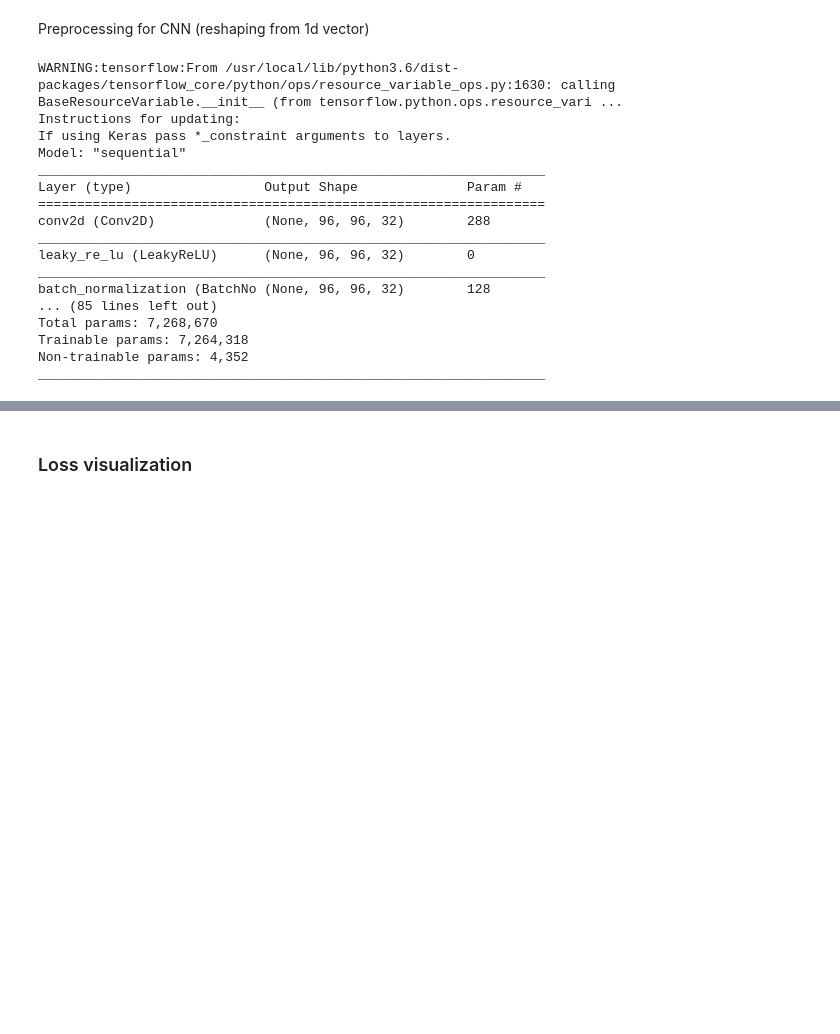
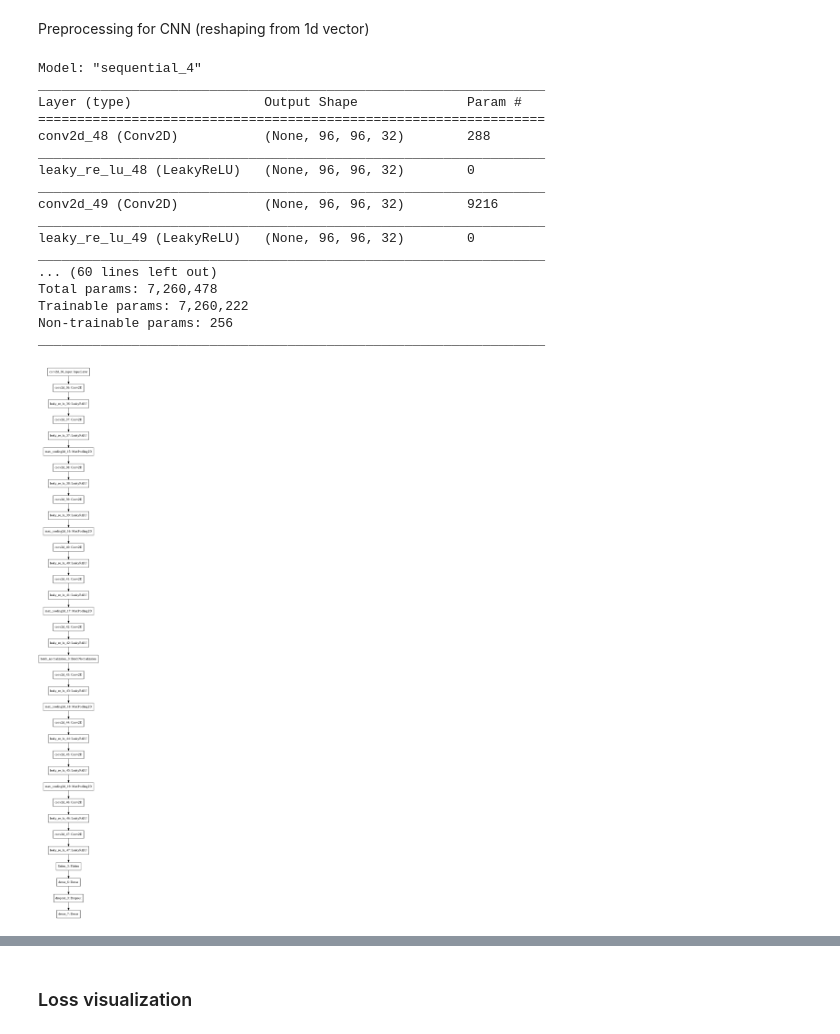
Before and after one commit to blawok/Facial_Keypoints, a Jupyter notebook: facial_keypoint_detection.ipynb, the cells around one changed output, grey strips where cells are left out. Drawn from its saved outputs; the diff is of its cells as text; code cells hidden in the pictures; blank space fills up the shorter version.

```diff
--- a/facial_keypoint_detection.ipynb
+++ b/facial_keypoint_detection.ipynb
@@ -338,57 +343,45 @@ callbacks = myCallback()
 model = Sequential([
   Conv2D(32, (3,3), padding='same', use_bias=False, input_shape=(96,96,1)),
   LeakyReLU(alpha = 0.1),
-  BatchNormalization(),
 
   Conv2D(32, (3,3), padding='same', use_bias=False),
   LeakyReLU(alpha = 0.1),
-  BatchNormalization(),
   MaxPool2D(pool_size=(2, 2)),
 
   Conv2D(64, (3,3), padding='same', use_bias=False),
   LeakyReLU(alpha = 0.1),
-  BatchNormalization(),
 
   Conv2D(64, (3,3), padding='same', use_bias=False),
   LeakyReLU(alpha = 0.1),
-  BatchNormalization(),
   MaxPool2D(pool_size=(2, 2)),
 
   Conv2D(96, (3,3), padding='same', use_bias=False),
   LeakyReLU(alpha = 0.1),
-  BatchNormalization(),
 
   Conv2D(96, (3,3), padding='same', use_bias=False),
   LeakyReLU(alpha = 0.1),
-  BatchNormalization(),
   MaxPool2D(pool_size=(2, 2)),
 
   Conv2D(128, (3,3),padding='same', use_bias=False),
-  # BatchNormalization(),
   LeakyReLU(alpha = 0.1),
   BatchNormalization(),
 
   Conv2D(128, (3,3),padding='same', use_bias=False),
   LeakyReLU(alpha = 0.1),
-  BatchNormalization(),
   MaxPool2D(pool_size=(2, 2)),
 
   Conv2D(256, (3,3),padding='same',use_bias=False),
   LeakyReLU(alpha = 0.1),
-  BatchNormalization(),
 
   Conv2D(256, (3,3),padding='same',use_bias=False),
   LeakyReLU(alpha = 0.1),
-  BatchNormalization(),
   MaxPool2D(pool_size=(2, 2)),
 
   Conv2D(512, (3,3), padding='same', use_bias=False),
   LeakyReLU(alpha = 0.1),
-  BatchNormalization(),
 
   Conv2D(512, (3,3), padding='same', use_bias=False),
   LeakyReLU(alpha = 0.1),
-  BatchNormalization(),
 
   Flatten(),
   Dense(512,activation='relu'),
@@ -398,23 +391,28 @@ model = Sequential([
 
 model.summary()
 # %% [output]
-WARNING:tensorflow:From /usr/local/lib/python3.6/dist-packages/tensorflow_core/python/ops/resource_variable_ops.py:1630: calling BaseResourceVariable.__init__ (from tensorflow.python.ops.resource_vari ...
-Instructions for updating:
-If using Keras pass *_constraint arguments to layers.
-Model: "sequential"
+Model: "sequential_4"
 _________________________________________________________________
 Layer (type)                 Output Shape              Param #
 =================================================================
-conv2d (Conv2D)              (None, 96, 96, 32)        288
+conv2d_48 (Conv2D)           (None, 96, 96, 32)        288
 _________________________________________________________________
-leaky_re_lu (LeakyReLU)      (None, 96, 96, 32)        0
+leaky_re_lu_48 (LeakyReLU)   (None, 96, 96, 32)        0
 _________________________________________________________________
-batch_normalization (BatchNo (None, 96, 96, 32)        128
-... (85 lines left out)
-Total params: 7,268,670
-Trainable params: 7,264,318
-Non-trainable params: 4,352
+conv2d_49 (Conv2D)           (None, 96, 96, 32)        9216
 _________________________________________________________________
+leaky_re_lu_49 (LeakyReLU)   (None, 96, 96, 32)        0
+_________________________________________________________________
+... (60 lines left out)
+Total params: 7,260,478
+Trainable params: 7,260,222
+Non-trainable params: 256
+_________________________________________________________________
+# %%
+from tensorflow.keras.utils import plot_model
+plot_model(model, to_file='drive/My Drive/facial_keypoints_data/cnn_rmse_.png')
+# %% [output]
+[figure, added]
 # %%
 sgd = SGD(lr=0.01,
           momentum=0.9,
```
Also changed, not shown: parts of 8 cells of this notebook.
